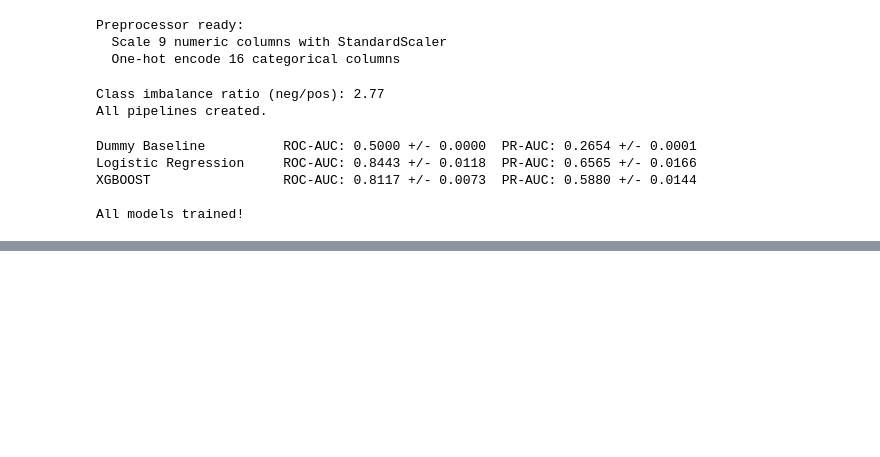
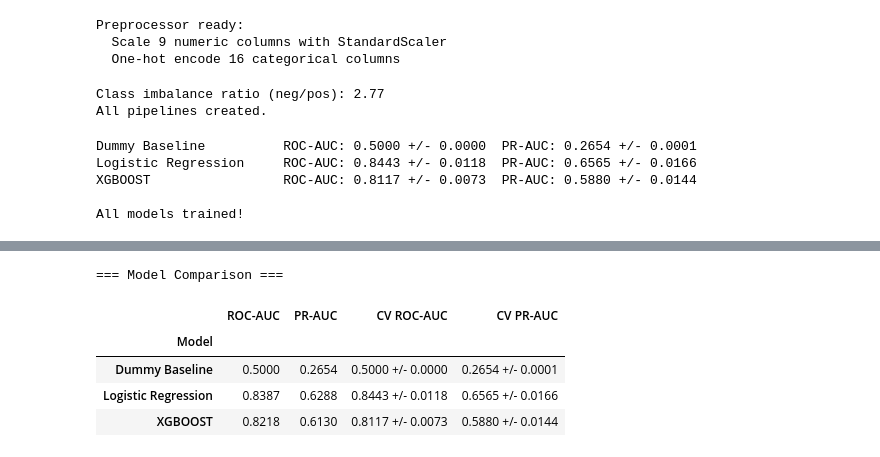
Before and after one commit to SamuelDare-programmer/CustomerChurn, a Jupyter notebook: my_eda.ipynb, the cells around one changed output, grey strips where cells are left out. Cells and saved outputs as stored; diff of their text form; code cells hidden in the pictures; blank space fills up the shorter version.

```diff
--- a/my_eda.ipynb
+++ b/my_eda.ipynb
@@ -528,0 +550,22 @@ All models trained!
+# %%
+rows = []
+for name, pipe in pipelines.items():
+    y_prob = pipe.predict_proba(X_test)[:, 1]
+    rows.append({
+        'Model': name,
+        "ROC-AUC": round(roc_auc_score(y_test, y_prob), 4),
+        'PR-AUC': round(average_precision_score(y_test, y_prob), 4),
+        'CV ROC-AUC': f"{cv_results[name]['roc_auc_mean']:.4f} +/- {cv_results[name]['roc_auc_std']:.4f}",
+        'CV PR-AUC':  f"{cv_results[name]['pr_auc_mean']:.4f} +/- {cv_results[name]['pr_auc_std']:.4f}",
+    })
+
+results_df = pd.DataFrame(rows).set_index('Model')
+print('=== Model Comparison ===')
+results_df
+# %% [output]
+=== Model Comparison ===
+|  | ROC-AUC | PR-AUC | CV ROC-AUC | CV PR-AUC |
+| Model |  |  |  |  |
+| Dummy Baseline | 0.5000 | 0.2654 | 0.5000 +/- 0.0000 | 0.2654 +/- 0.0001 |
+| Logistic Regression | 0.8387 | 0.6288 | 0.8443 +/- 0.0118 | 0.6565 +/- 0.0166 |
+| XGBOOST | 0.8218 | 0.6130 | 0.8117 +/- 0.0073 | 0.5880 +/- 0.0144 |
```
Also changed, not shown: parts of 2 cells of this notebook.
